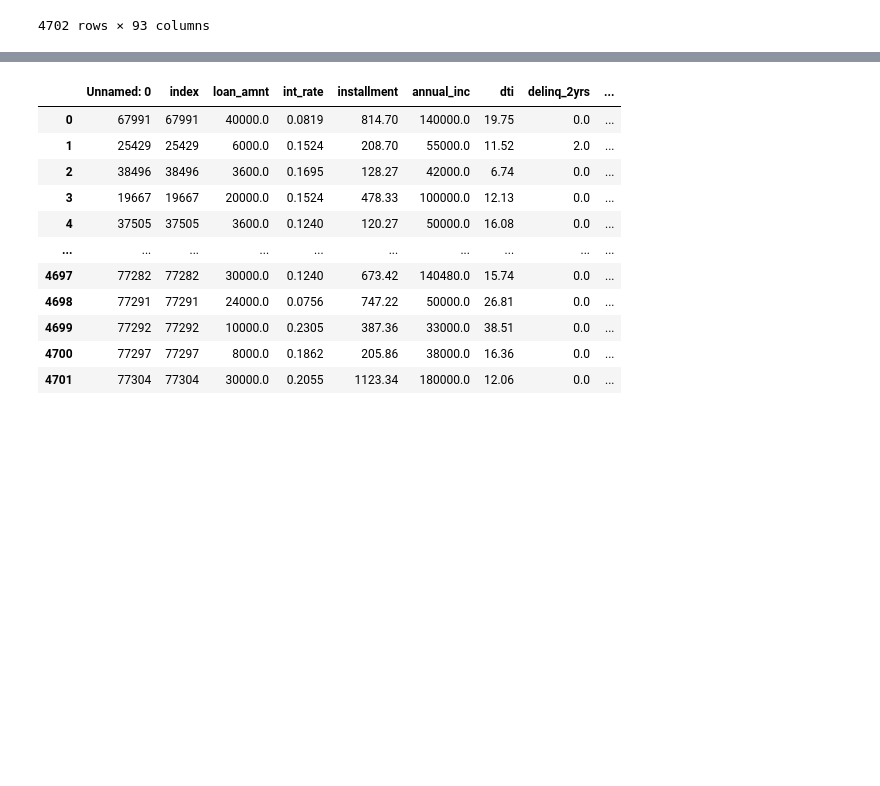
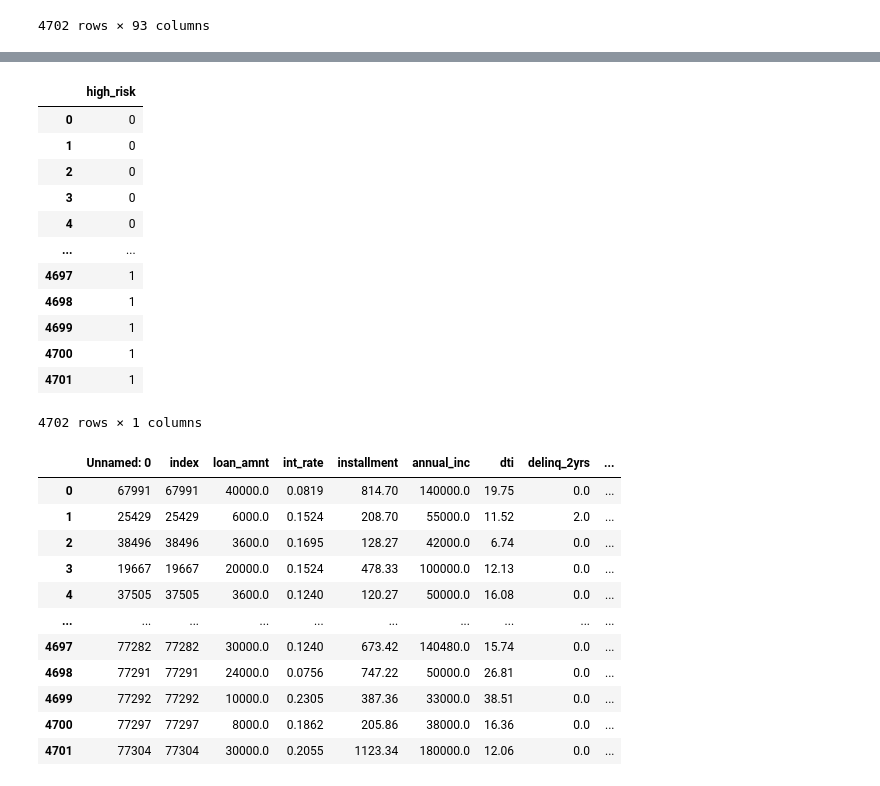
Before and after one commit to quettamar/Supervised-Machine-Learning-Challenge, a Jupyter notebook: Credit Risk Evaluator.ipynb, the cells around one changed output, grey strips where cells are left out. Drawn from its saved outputs; the diff is of its cells as text; code cells hidden in the pictures; blank space fills up the shorter version.

```diff
--- a/Credit Risk Evaluator.ipynb
+++ b/Credit Risk Evaluator.ipynb
@@ -107,3 +104,21 @@ test_dummies
+# %%
+y_train = y_train.drop('low_risk', axis=1)
+y_test = y_test.drop('low_risk', axis=1)
+y_test
+# %% [output]
+|  | high_risk |
+| 0 | 0 |
+| 1 | 0 |
+| 2 | 0 |
+| 3 | 0 |
+| 4 | 0 |
+| ... | ... |
+| 4697 | 1 |
+| 4698 | 1 |
+| 4699 | 1 |
+| 4700 | 1 |
+| 4701 | 1 |
+4702 rows × 1 columns
 # %%
 checkpoint = X_dummies.copy()
 # %%
```
Also changed, not shown: parts of 12 cells of this notebook, 1 other file.
